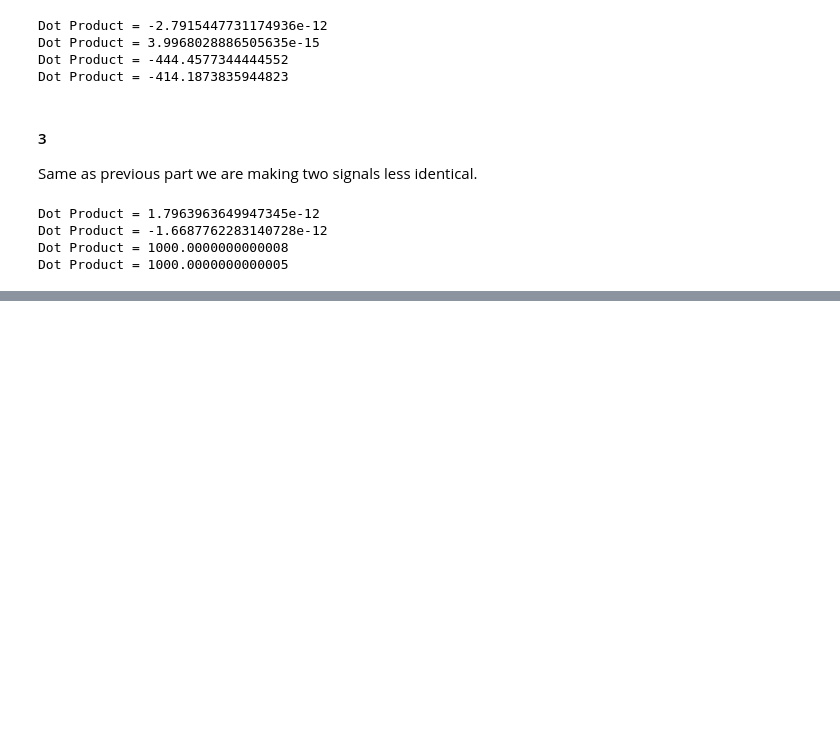
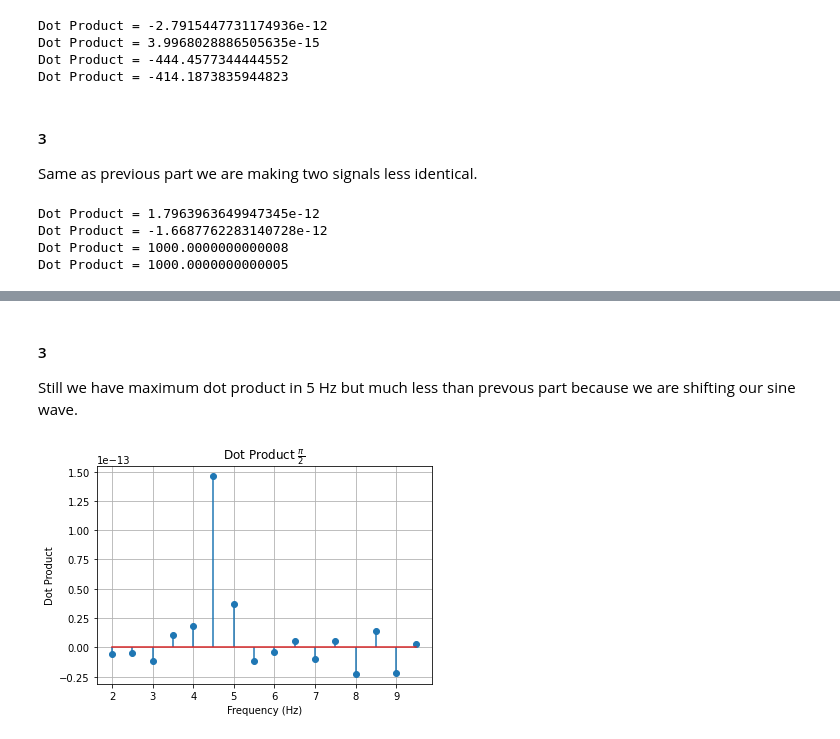
Before and after one commit to SM2A/Signals_and_Systems_Course_Projects, a Jupyter notebook: CA2/Source/1 - Intro to Fourier Transform.ipynb, the cells around one changed output, grey strips where cells are left out. Drawn from its saved outputs; the diff is of its cells as text; code cells hidden in the pictures; blank space fills up the shorter version.

```diff
--- a/CA2/Source/1 - Intro to Fourier Transform.ipynb
+++ b/CA2/Source/1 - Intro to Fourier Transform.ipynb
@@ -124,0 +155,15 @@ Dot Product = 1000.0000000000005
+# %% [markdown]
+#### 3
+
+Still we have maximum dot product in 5 Hz but much less than prevous part because we are shifting our sine wave.
+# %%
+y = numpy.sin(2 * numpy.pi * 5 * x + (numpy.pi / 2)) * numpy.exp((-1) * (x**2))
+wave = [numpy.dot(y, numpy.sin(2 * numpy.pi * f * x) * numpy.exp((-1) * (x**2))) for f in freq]
+plot.stem(freq, wave)
+plot.title('Dot Product $\\frac{\pi}{2}$')
+plot.ylabel('Dot Product')
+plot.xlabel('Frequency (Hz)')
+plot.grid()
+plot.show()
+# %% [output]
+[figure, added]
```
Also changed, not shown: parts of 6 cells of this notebook.
